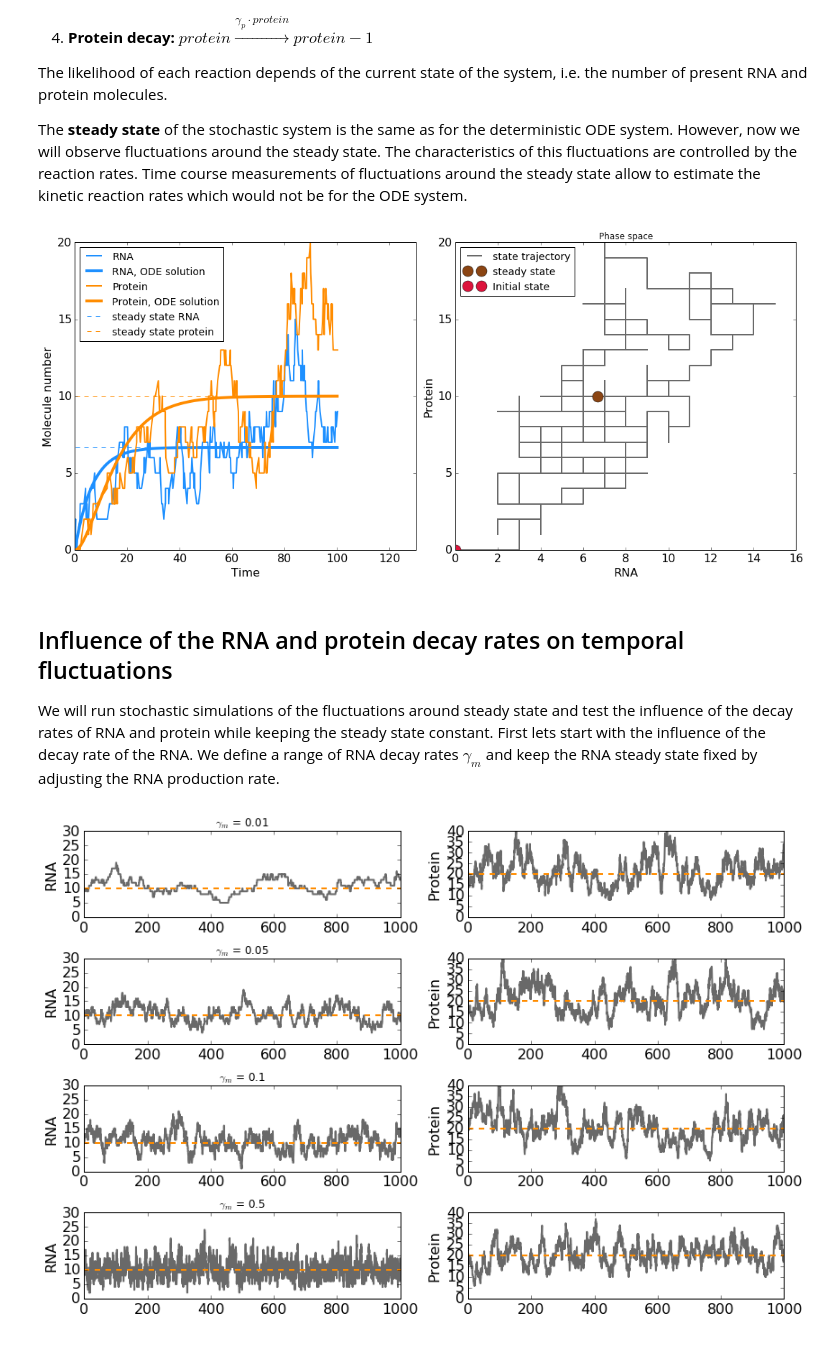
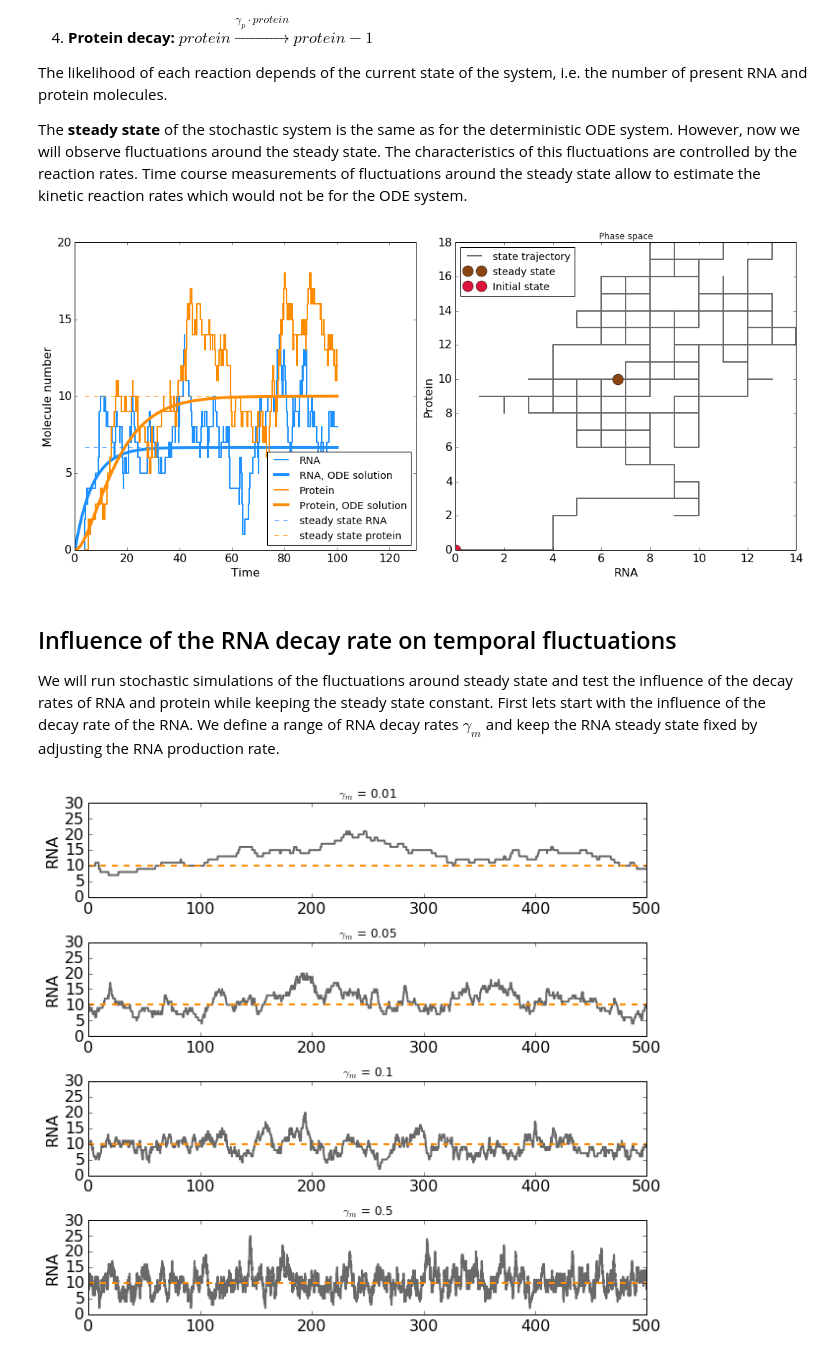
Before and after one commit to baumgast/Biomedicine-teaching, a Jupyter notebook: Biomedicine Master 2017, dynamic modeling.ipynb, the cells around one changed output. Saved outputs shown, nothing was run; the diff lists cells and outputs as text; code cells hidden in the pictures.

Commit message:
Added stochastic simulations to the effect of txn & translation on protein noise

```diff
--- a/Biomedicine Master 2017, dynamic modeling.ipynb
+++ b/Biomedicine Master 2017, dynamic modeling.ipynb
@@ -337,6 +347,10 @@ def stoch_sim_transcription_translation(param,initial_state,tf):
         a_0 = beta + gamma_m*state[1] + k*state[1] + gamma_p*state[2]
         a_s = np.array([beta,gamma_m*state[1],k*state[1],gamma_p*state[2]],dtype = float)
 
+        if a_0<0:
+            print a_0
+            print a_s
+
         # time step
         tt = tt + 1. / a_0 * sp.log(1. / rr[0])
         state[0] = tt
@@ -376,9 +390,9 @@ tf = 100
 sim = stoch_sim_transcription_translation(param,initial_state,tf)
 
 fig,ax = pl.subplots(1,2, figsize = (15,7))
-ax[0].plot(sim[:,0],sim[:,1], label = 'RNA', color = color_rna, lw = line_width)
+ax[0].plot(sim[:,0],sim[:,1], label = 'RNA', color = color_rna, lw = line_width,drawstyle = 'steps')
 ax[0].plot(tt,sol_deterministic[:,0], color = color_rna, lw = 2*line_width, label = 'RNA, ODE solution')
-ax[0].plot(sim[:,0],sim[:,2], label = 'Protein', color = color_protein,lw = line_width)
+ax[0].plot(sim[:,0],sim[:,2], label = 'Protein', color = color_protein,lw = line_width,drawstyle = 'steps')
 ax[0].plot(tt,sol_deterministic[:,1], color = color_protein, lw = 2*line_width, label = 'Protein, ODE solution')
 ax[0].plot(sim[:,0],np.zeros(len(sim[:,0])) + steady_state_RNA,'--', label = 'steady state RNA',
           color = color_rna)
@@ -400,9 +414,9 @@ ax[1].set_title('Phase space')
 
 pl.tight_layout()
 # %% [output]
-[figure, old version]
+[figure, new version]
 # %% [markdown]
-## Influence of the RNA and protein decay rates on temporal fluctuations
+## Influence of the RNA decay rate on temporal fluctuations
 
 We will run stochastic simulations of the fluctuations around steady state and test the influence of the decay rates of RNA and protein while keeping the steady state constant. First lets start with the influence of the decay rate of the RNA. We define a range of RNA decay rates $\gamma_{m}$ and keep the RNA steady state fixed by adjusting the RNA production rate.
 # %%
@@ -419,10 +433,10 @@ gamma_p = k * steady_state_RNA / steady_state_protein
 k = 0.2
 
 # set the inital conditions to the steady state
-initial_state = [steady_state_RNA,steady_state_protein]
+initial_state = np.round([steady_state_RNA,steady_state_protein])
 
 # set the simulation time longer than before for better statistics
-tf = 1000
+tf = 500
 
 # iteration over the defined gamma_m
 res = []
@@ -433,30 +447,23 @@ for ii,gamma_m in enumerate(GAMMA_m):
     res.append(sim)
 # %%
 # visualize the results
-fig,ax = pl.subplots(len(res),2, figsize = (12,8))
+fig,ax = pl.subplots(len(res),1, figsize = (9,8))
 
 color = 'dimgrey'
 color_ss = 'darkorange'
 xmin,xmax = 0,tf
 ymin_m,ymax_m = 0,30
 ymin_p,ymax_p = 0,40
 
 for ii,rr in enumerate(res):
-    ax[ii,0].plot(rr[:,0],rr[:,1],color = color, lw = 2,
+    ax[ii].plot(rr[:,0],rr[:,1],color = color, lw = 2,
                label = '$\gamma_{m}$ = '+str(GAMMA_m[ii]))
-    ax[ii,0].plot([0,tf],[steady_state_RNA,steady_state_RNA],'--',lw = 2, color = color_ss)
-    ax[ii,0].set_ylim(ymin_m,ymax_m)
-    ax[ii,0].set_xlim(xmin,xmax)
-    ax[ii,0].set_ylabel('RNA')
-    ax[ii,0].set_title('$\gamma_{m}$ = '+str(GAMMA_m[ii]))
-
-    ax[ii,1].plot(rr[:,0],rr[:,2],color = color, lw = 2,
-               label = '$\gamma_{m}$ = '+str(GAMMA_m[ii]))
-    ax[ii,1].plot([0,tf],[steady_state_protein,steady_state_protein],'--',lw = 2, color = color_ss)
-    ax[ii,1].set_ylim(ymin_p,ymax_p)
-    ax[ii,1].set_xlim(xmin,xmax)
-    ax[ii,1].set_ylabel('Protein')
+    ax[ii].plot([0,tf],[steady_state_RNA,steady_state_RNA],'--',lw = 2, color = color_ss)
+    ax[ii].set_ylim(ymin_m,ymax_m)
+    ax[ii].set_xlim(xmin,xmax)
+    ax[ii].set_ylabel('RNA')
+    ax[ii].set_title('$\gamma_{m}$ = '+str(GAMMA_m[ii]))
 
 pl.tight_layout()
 # %% [output]
-[figure, old version]
+[figure, new version]
```
Also changed, not shown: parts of 7 cells of this notebook.
